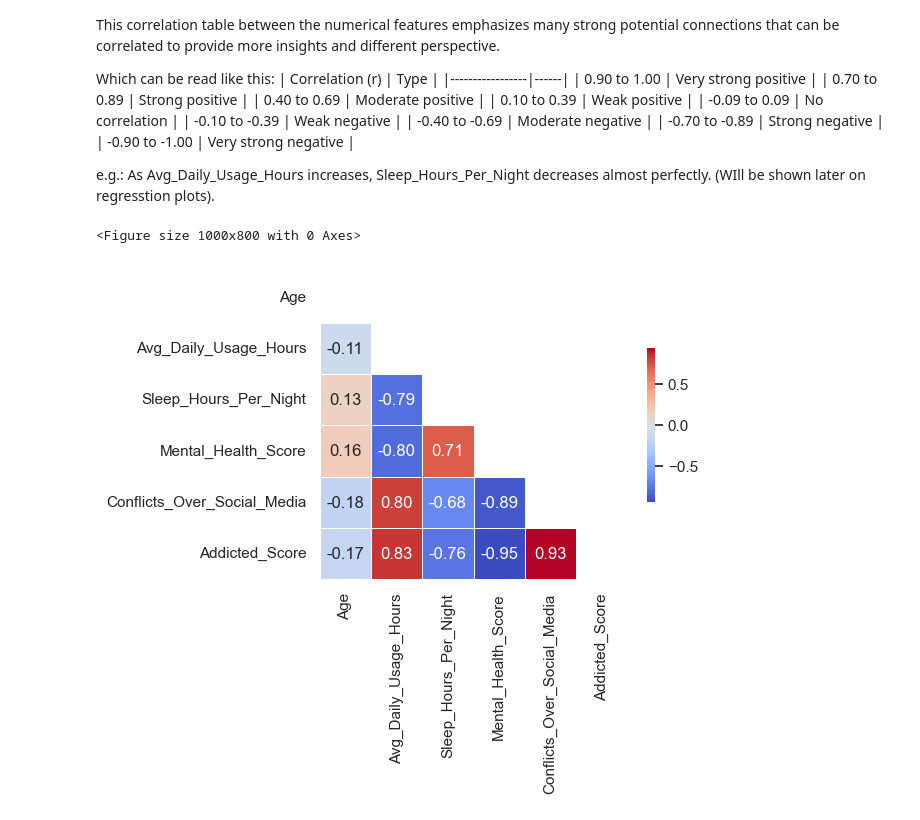
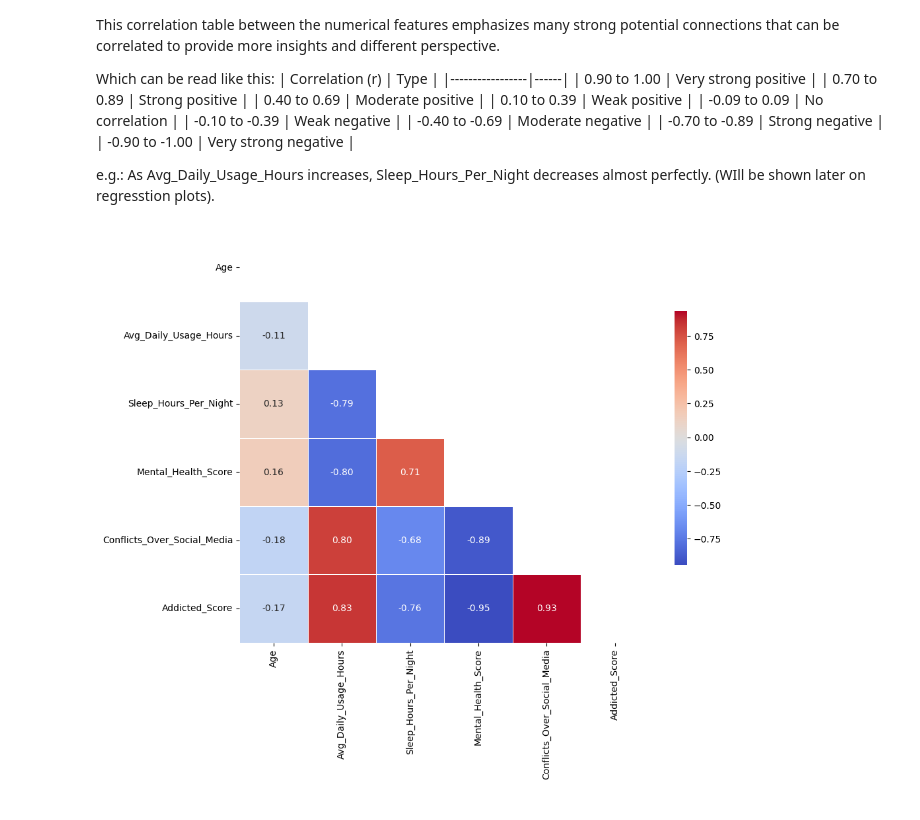
Before and after one commit to Andradev101/pause-student-social-media-addiction-eda, a Jupyter notebook: notebooks/eda.ipynb, the cells around one changed output. Cells and saved outputs as stored; diff of their text form; code cells hidden in the pictures.

```diff
--- a/notebooks/eda.ipynb
+++ b/notebooks/eda.ipynb
@@ -249,19 +249,14 @@ e.g.: As Avg_Daily_Usage_Hours increases, Sleep_Hours_Per_Night decreases almost
 # %%
 df_numeric = df.select_dtypes(['number'])
 df_noIds = df_numeric.drop(columns=['Student_ID'])
 corr_matrix = df_noIds.corr()
 
-plt.figure(figsize=(10, 8))
+plt.figure(figsize=(10, 10))
 
 mask = np.triu(np.ones_like(corr_matrix, dtype=bool))
 
-plt.figure(figsize=(5, 4))
-
-sns.heatmap(corr_matrix, mask=mask, annot=True, cmap='coolwarm', fmt=".2f", square=True,
-            linewidths=.5, cbar_kws={"shrink": .5})
-
+sns.heatmap(corr_matrix, mask=mask, annot=True, cmap='coolwarm', fmt=".2f", square=True, linewidths=.5, cbar_kws={"shrink": .5})
 plt.show()
 # %% [output]
-<Figure size 1000x800 with 0 Axes>
-[figure, old version]
+[figure, new version]
 # %% [markdown]
```
Also changed, not shown: parts of 22 cells of this notebook.
